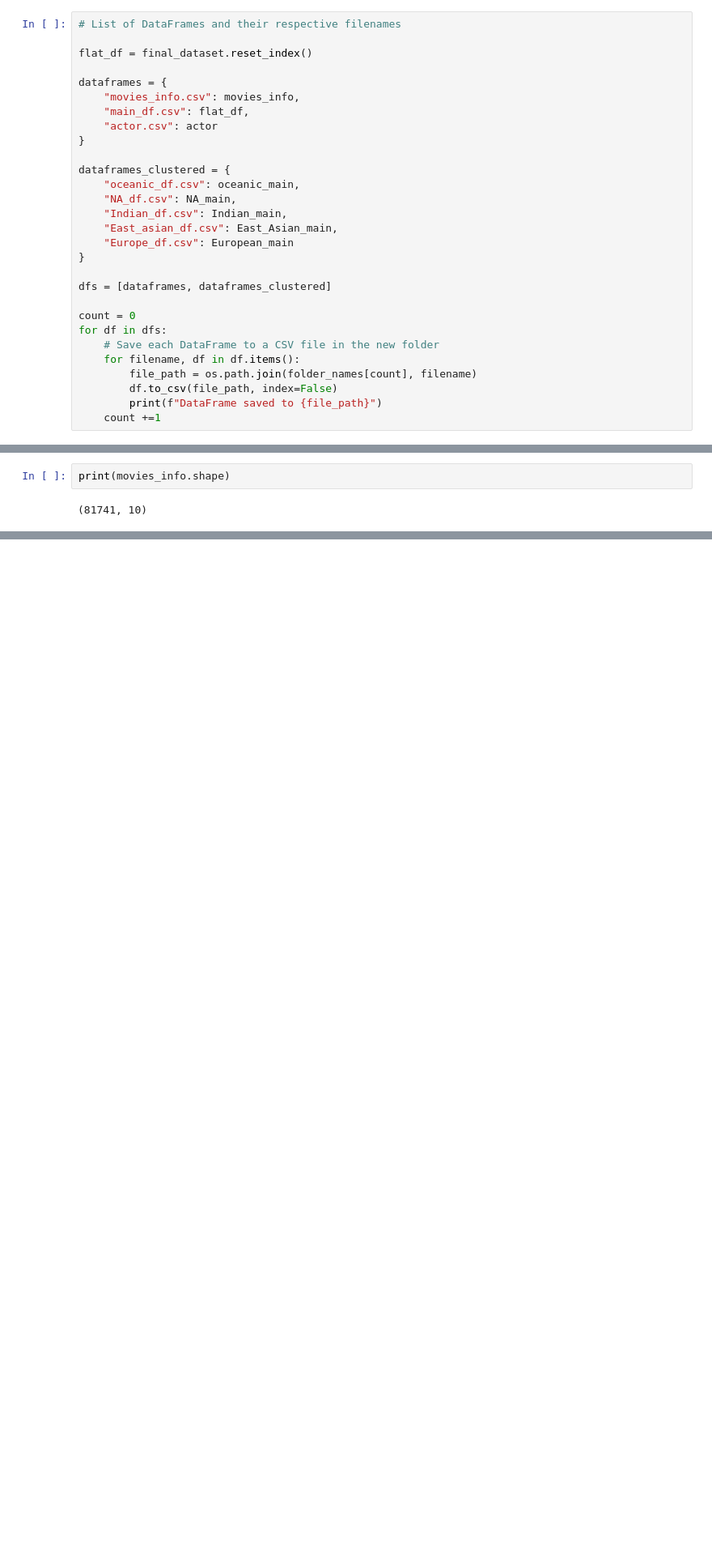
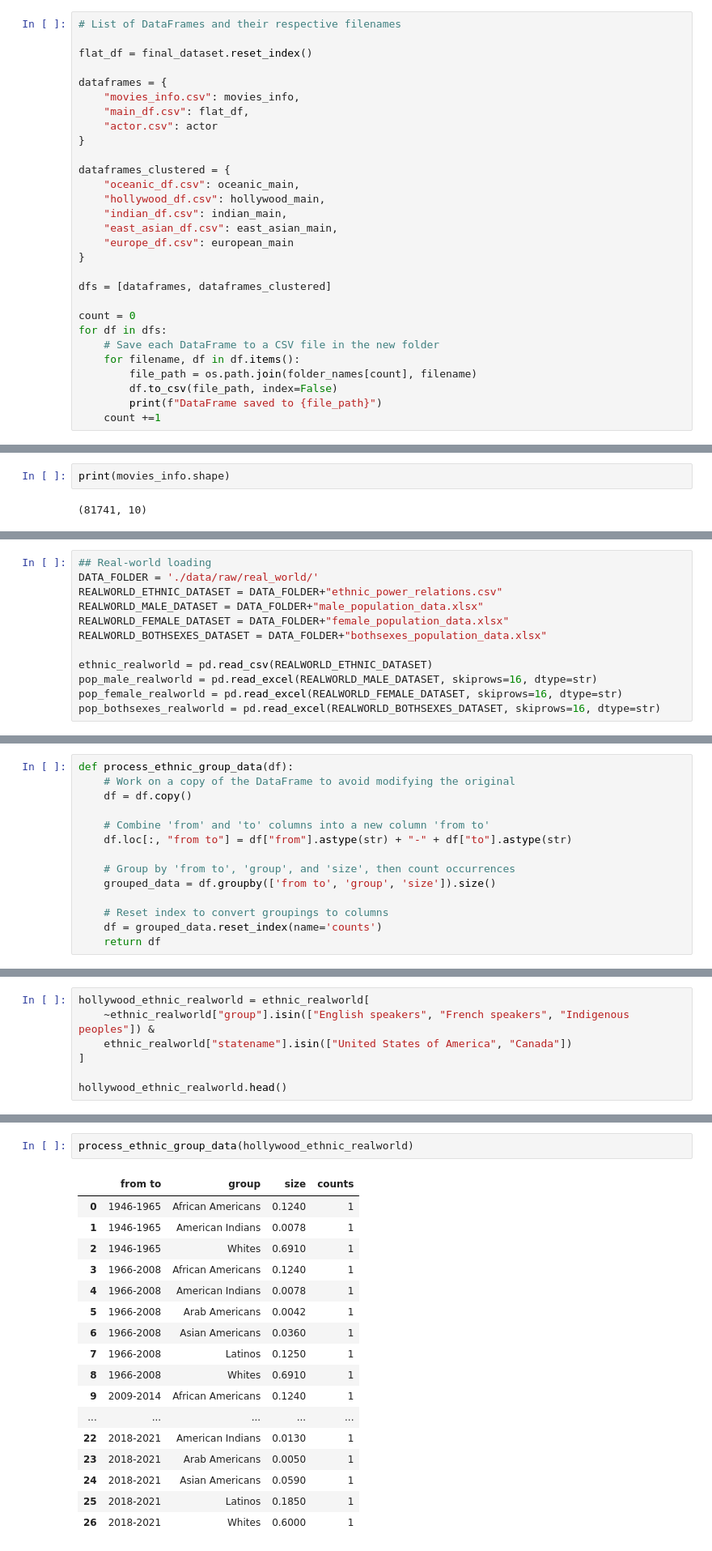
Before and after one commit to rimelq/Applied-Data-Analysis-Project, a Jupyter notebook: src/preprocessing_global.ipynb, the cells around one changed output, grey strips where cells are left out. Shown at 81% size. Drawn from its saved outputs; the diff is of its cells as text; blank space fills up the shorter version.

```diff
--- a/src/preprocessing_global.ipynb
+++ b/src/preprocessing_global.ipynb
@@ -546,10 +546,10 @@ dataframes = {
 
 dataframes_clustered = {
     "oceanic_df.csv": oceanic_main,
-    "NA_df.csv": NA_main,
-    "Indian_df.csv": Indian_main,
-    "East_asian_df.csv": East_Asian_main,
-    "Europe_df.csv": European_main
+    "hollywood_df.csv": hollywood_main,
+    "indian_df.csv": indian_main,
+    "east_asian_df.csv": east_asian_main,
+    "europe_df.csv": european_main
 }
 
 dfs = [dataframes, dataframes_clustered]
@@ -577,0 +1114,12 @@ print(movies_info.shape)
+# %%
+## Real-world loading
+DATA_FOLDER = './data/raw/real_world/'
+REALWORLD_ETHNIC_DATASET = DATA_FOLDER+"ethnic_power_relations.csv"
+REALWORLD_MALE_DATASET = DATA_FOLDER+"male_population_data.xlsx"
+REALWORLD_FEMALE_DATASET = DATA_FOLDER+"female_population_data.xlsx"
+REALWORLD_BOTHSEXES_DATASET = DATA_FOLDER+"bothsexes_population_data.xlsx"
+
+ethnic_realworld = pd.read_csv(REALWORLD_ETHNIC_DATASET)
+pop_male_realworld = pd.read_excel(REALWORLD_MALE_DATASET, skiprows=16, dtype=str)
+pop_female_realworld = pd.read_excel(REALWORLD_FEMALE_DATASET, skiprows=16, dtype=str)
+pop_bothsexes_realworld = pd.read_excel(REALWORLD_BOTHSEXES_DATASET, skiprows=16, dtype=str)
@@ -577,0 +1158,14 @@ print(movies_info.shape)
+# %%
+def process_ethnic_group_data(df):
+    # Work on a copy of the DataFrame to avoid modifying the original
+    df = df.copy()
+
+    # Combine 'from' and 'to' columns into a new column 'from to'
+    df.loc[:, "from to"] = df["from"].astype(str) + "-" + df["to"].astype(str)
+
+    # Group by 'from to', 'group', and 'size', then count occurrences
+    grouped_data = df.groupby(['from to', 'group', 'size']).size()
+
+    # Reset index to convert groupings to columns
+    df = grouped_data.reset_index(name='counts')
+    return df
@@ -577,0 +1825,7 @@ print(movies_info.shape)
+# %%
+hollywood_ethnic_realworld = ethnic_realworld[
+    ~ethnic_realworld["group"].isin(["English speakers", "French speakers", "Indigenous peoples"]) &
+    ethnic_realworld["statename"].isin(["United States of America", "Canada"])
+]
+
+hollywood_ethnic_realworld.head()
@@ -577,0 +1839,20 @@ print(movies_info.shape)
+# %%
+process_ethnic_group_data(hollywood_ethnic_realworld)
+# %% [output]
+|  | from to | group | size | counts |
+| 0 | 1946-1965 | African Americans | 0.1240 | 1 |
+| 1 | 1946-1965 | American Indians | 0.0078 | 1 |
+| 2 | 1946-1965 | Whites | 0.6910 | 1 |
+| 3 | 1966-2008 | African Americans | 0.1240 | 1 |
+| 4 | 1966-2008 | American Indians | 0.0078 | 1 |
+| 5 | 1966-2008 | Arab Americans | 0.0042 | 1 |
+| 6 | 1966-2008 | Asian Americans | 0.0360 | 1 |
+| 7 | 1966-2008 | Latinos | 0.1250 | 1 |
+| 8 | 1966-2008 | Whites | 0.6910 | 1 |
+| 9 | 2009-2014 | African Americans | 0.1240 | 1 |
+| ... | ... | ... | ... | ... |
+| 22 | 2018-2021 | American Indians | 0.0130 | 1 |
+| 23 | 2018-2021 | Arab Americans | 0.0050 | 1 |
+| 24 | 2018-2021 | Asian Americans | 0.0590 | 1 |
+| 25 | 2018-2021 | Latinos | 0.1850 | 1 |
+| 26 | 2018-2021 | Whites | 0.6000 | 1 |
```
Also changed, not shown: parts of 130 cells of this notebook, 18 other files.
